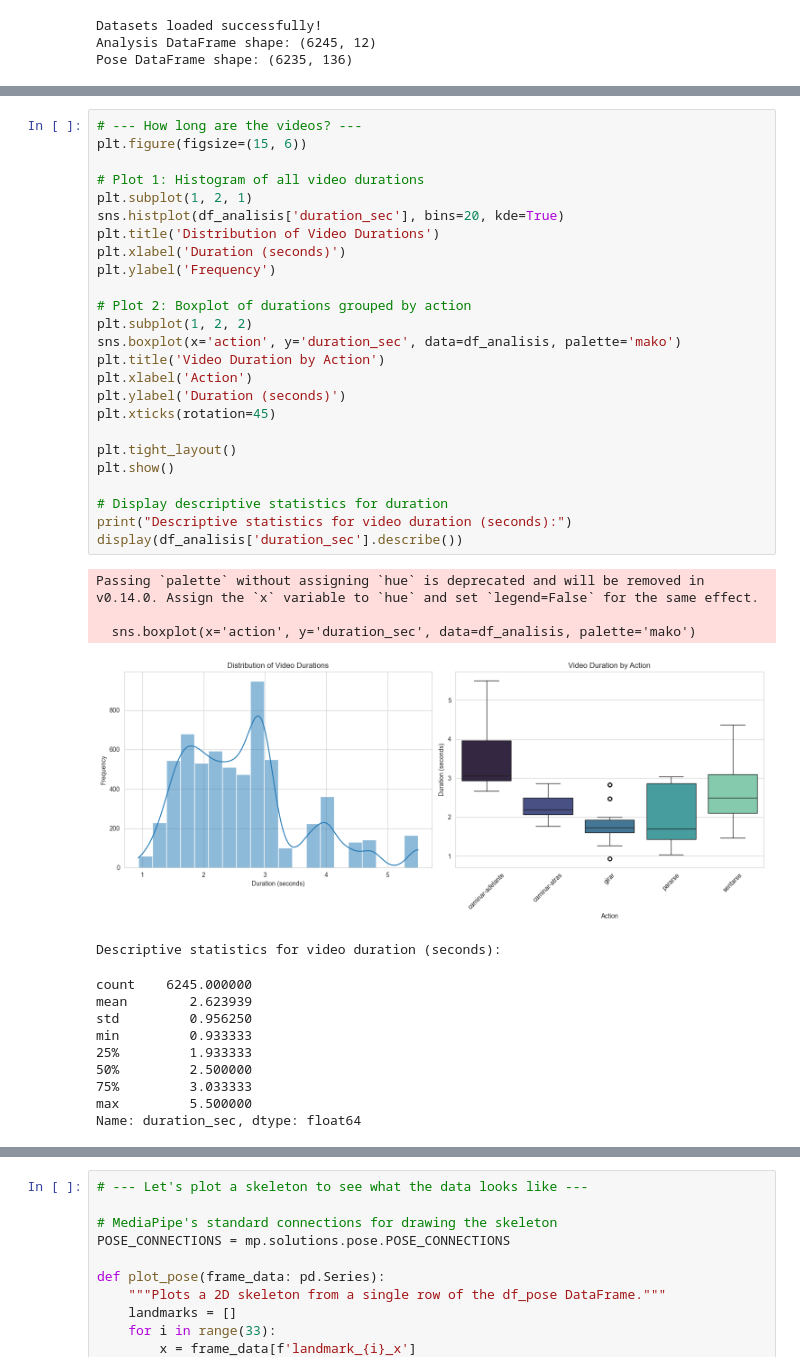
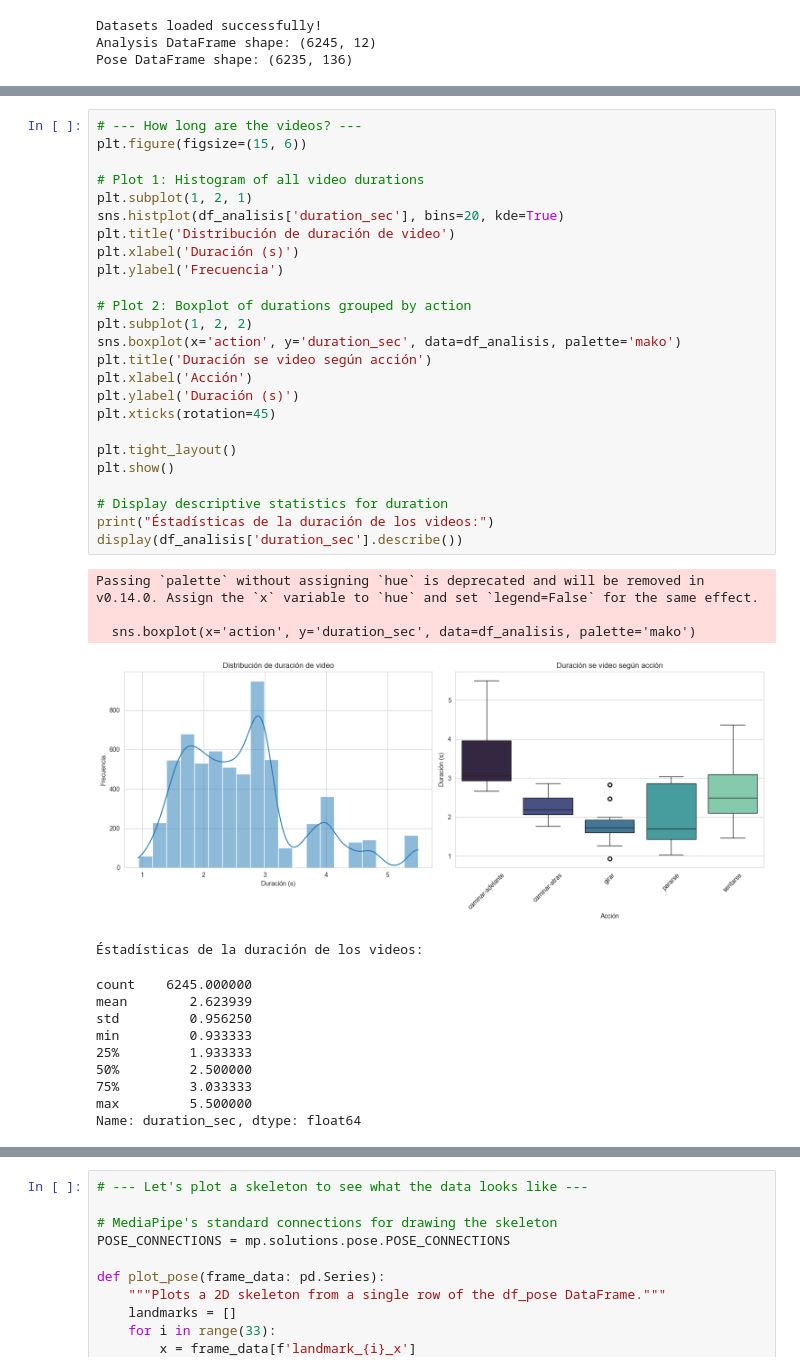
Before and after one commit to NattVS/Abuelitos-En-Accion, a Jupyter notebook: notebooks/EDA.ipynb, the cells around one changed output, grey strips where cells are left out. Cells and saved outputs as stored; diff of their text form.

```diff
--- a/notebooks/EDA.ipynb
+++ b/notebooks/EDA.ipynb
@@ -136,34 +127,34 @@ Name: count, dtype: int64
 # %%
 # --- How long are the videos? ---
 plt.figure(figsize=(15, 6))
 
 # Plot 1: Histogram of all video durations
 plt.subplot(1, 2, 1)
 sns.histplot(df_analisis['duration_sec'], bins=20, kde=True)
-plt.title('Distribution of Video Durations')
-plt.xlabel('Duration (seconds)')
-plt.ylabel('Frequency')
+plt.title('Distribución de duración de video')
+plt.xlabel('Duración (s)')
+plt.ylabel('Frecuencia')
 
 # Plot 2: Boxplot of durations grouped by action
 plt.subplot(1, 2, 2)
 sns.boxplot(x='action', y='duration_sec', data=df_analisis, palette='mako')
-plt.title('Video Duration by Action')
-plt.xlabel('Action')
-plt.ylabel('Duration (seconds)')
+plt.title('Duración se video según acción')
+plt.xlabel('Acción')
+plt.ylabel('Duración (s)')
 plt.xticks(rotation=45)
 
 plt.tight_layout()
 plt.show()
 
 # Display descriptive statistics for duration
-print("Descriptive statistics for video duration (seconds):")
+print("Éstadísticas de la duración de los videos:")
 display(df_analisis['duration_sec'].describe())
 # %% [output]
 Passing `palette` without assigning `hue` is deprecated and will be removed in v0.14.0. Assign the `x` variable to `hue` and set `legend=False` for the same effect.
 
   sns.boxplot(x='action', y='duration_sec', data=df_analisis, palette='mako')
-[figure, old version]
+[figure, new version]
-Descriptive statistics for video duration (seconds):
+Éstadísticas de la duración de los videos:
 count    6245.000000
 mean        2.623939
 std         0.956250
```
Also changed, not shown: parts of 13 cells of this notebook.
